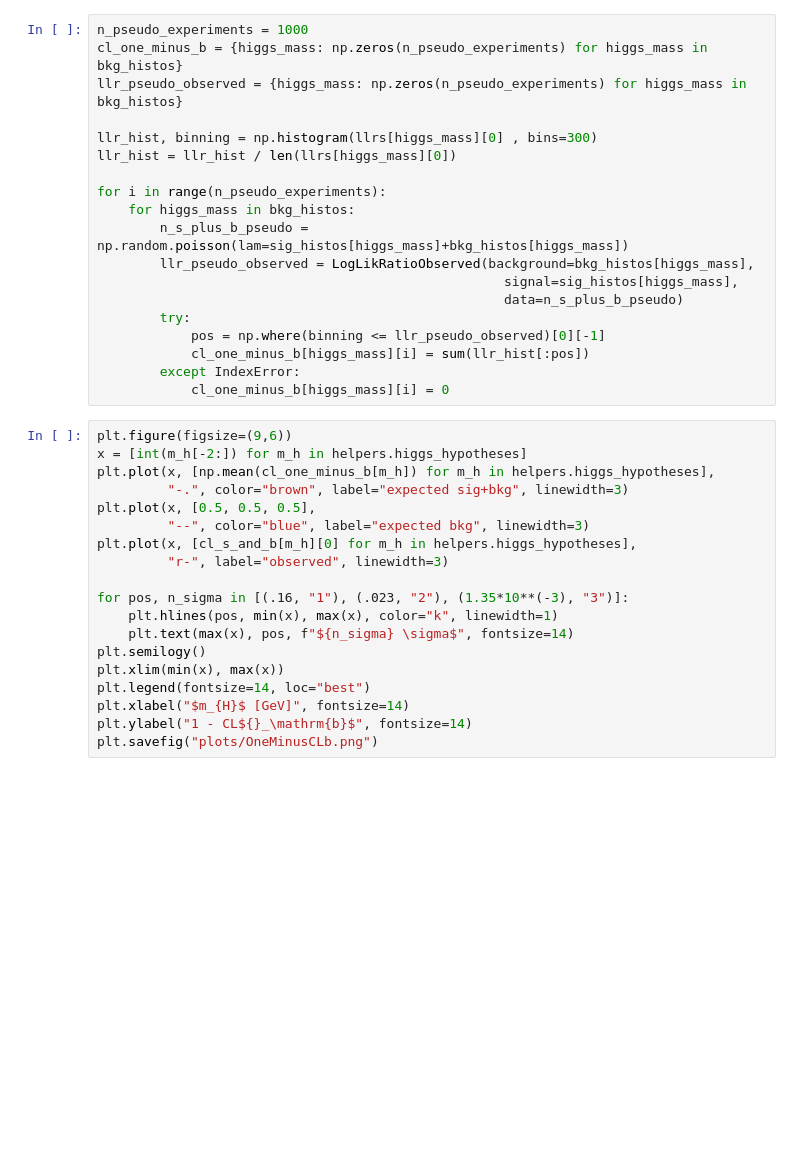
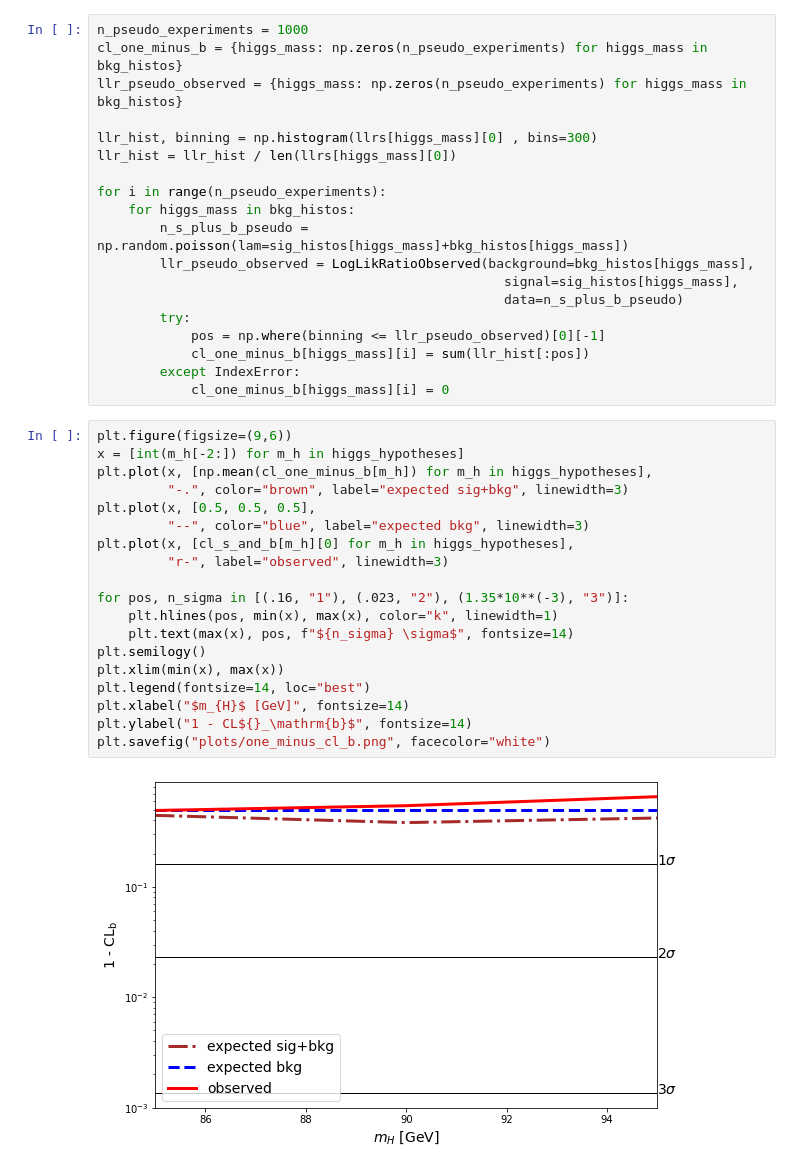
Before and after one commit to kunathj/Higgs-L3, a Jupyter notebook: 4-Summary.ipynb, the cells around one changed output. Saved outputs shown, nothing was run; the diff lists cells and outputs as text; blank space fills up the shorter version.

```diff
--- a/4-Summary.ipynb
+++ b/4-Summary.ipynb
@@ -177,20 +188,22 @@ for i in range(n_pseudo_experiments):
             cl_one_minus_b[higgs_mass][i] = 0
 # %%
 plt.figure(figsize=(9,6))
-x = [int(m_h[-2:]) for m_h in helpers.higgs_hypotheses]
-plt.plot(x, [np.mean(cl_one_minus_b[m_h]) for m_h in helpers.higgs_hypotheses],
+x = [int(m_h[-2:]) for m_h in higgs_hypotheses]
+plt.plot(x, [np.mean(cl_one_minus_b[m_h]) for m_h in higgs_hypotheses],
          "-.", color="brown", label="expected sig+bkg", linewidth=3)
 plt.plot(x, [0.5, 0.5, 0.5],
          "--", color="blue", label="expected bkg", linewidth=3)
-plt.plot(x, [cl_s_and_b[m_h][0] for m_h in helpers.higgs_hypotheses],
+plt.plot(x, [cl_s_and_b[m_h][0] for m_h in higgs_hypotheses],
          "r-", label="observed", linewidth=3)
 
 for pos, n_sigma in [(.16, "1"), (.023, "2"), (1.35*10**(-3), "3")]:
     plt.hlines(pos, min(x), max(x), color="k", linewidth=1)
     plt.text(max(x), pos, f"${n_sigma} \sigma$", fontsize=14)
 plt.semilogy()
 plt.xlim(min(x), max(x))
 plt.legend(fontsize=14, loc="best")
 plt.xlabel("$m_{H}$ [GeV]", fontsize=14)
 plt.ylabel("1 - CL${}_\mathrm{b}$", fontsize=14)
-plt.savefig("plots/OneMinusCLb.png")
+plt.savefig("plots/one_minus_cl_b.png", facecolor="white")
+# %% [output]
+[figure, added]
```
Also changed, not shown: parts of 9 cells of this notebook, 6 other files.
